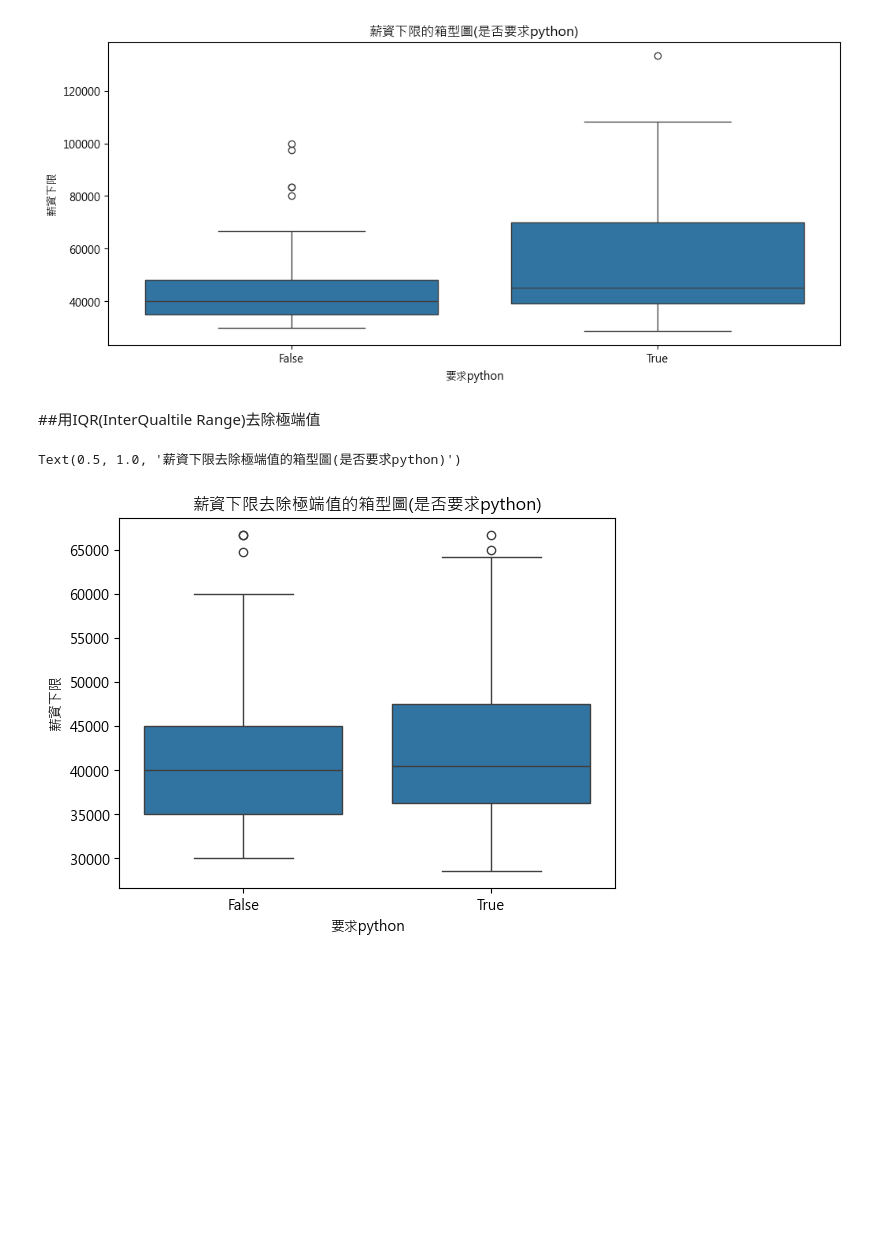
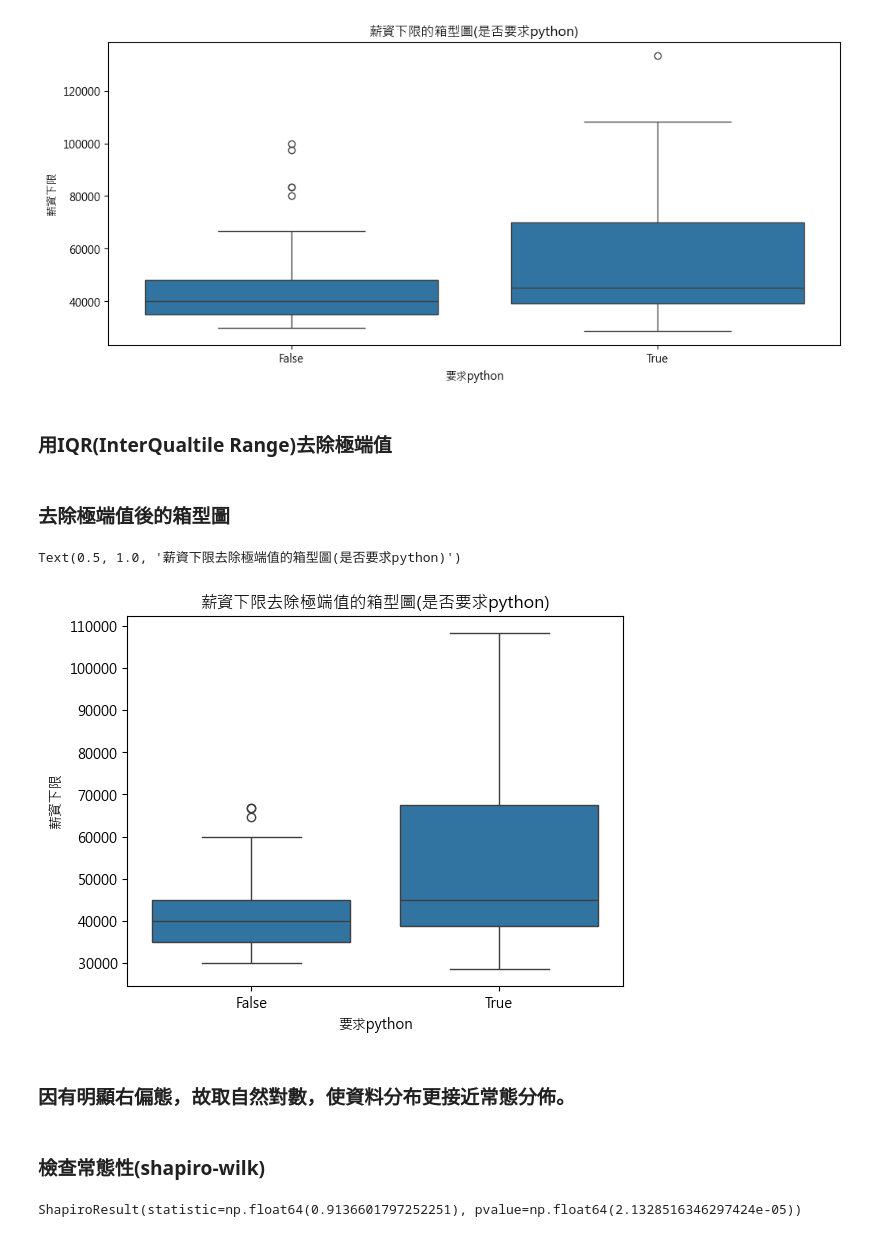
Before and after one commit to poheng131/-, a Jupyter notebook: src/cleaning/salary_t-test.ipynb, the cells around one changed output. Drawn from its saved outputs; the diff is of its cells as text; code cells hidden in the pictures; blank space fills up the shorter version.

Commit message:
t-test，完成檢定，具有顯著差異。

```diff
--- a/src/cleaning/salary_t-test.ipynb
+++ b/src/cleaning/salary_t-test.ipynb
@@ -64,17 +66,24 @@ plt.title('薪資下限的箱型圖(是否要求python)')
 Text(0.5, 1.0, '薪資下限的箱型圖(是否要求python)')
 [figure]
 # %% [markdown]
-##用IQR(InterQualtile Range)去除極端值
+### 用IQR(InterQualtile Range)去除極端值
 # %%
-Q1=df_filter['薪資下限'].quantile(0.25)
-Q3=df_filter['薪資下限'].quantile(0.75)
-IQR=Q3-Q1
-lower_bound=Q1-1.5*IQR
-upper_bound=Q3+1.5*IQR
-not_outlier=df_filter[(df_filter['薪資下限']>=lower_bound ) & (df_filter['薪資下限']<=upper_bound)]
+def remove_outlier(group):
+    Q1=group['薪資下限'].quantile(0.25)
+    Q3=group['薪資下限'].quantile(0.75)
+    IQR=Q3-Q1
+    lower_bound=Q1-1.5*IQR
+    upper_bound=Q3+1.5*IQR
+    return group[(group['薪資下限']>=lower_bound ) & (group['薪資下限']<=upper_bound)]
+
+df_no_outlier=df_filter.groupby('要求python',group_keys=False).apply(remove_outlier)
+# %% [markdown]
+### 去除極端值後的箱型圖
 # %%
-sns.boxplot(x='要求python',y="薪資下限",data=not_outlier)
+sns.boxplot(x='要求python',y="薪資下限",data=df_no_outlier)
 plt.title("薪資下限去除極端值的箱型圖(是否要求python)")
 # %% [output]
 Text(0.5, 1.0, '薪資下限去除極端值的箱型圖(是否要求python)')
-[figure, old version]
+[figure, new version]
+# %% [markdown]
+### 因有明顯右偏態，故取自然對數，使資料分布更接近常態分佈。
@@ -80,0 +95,6 @@ Text(0.5, 1.0, '薪資下限去除極端值的箱型圖(是否要求python)')
+# %% [markdown]
+### 檢查常態性(shapiro-wilk)
+# %%
+stats.shapiro(with_py_log)  #拒絕虛無假設(H0:符合常態性),故不建議使用一般T-test
+# %% [output]
+ShapiroResult(statistic=np.float64(0.9136601797252251), pvalue=np.float64(2.1328516346297424e-05))
```
Also changed, not shown: parts of 11 cells of this notebook.
